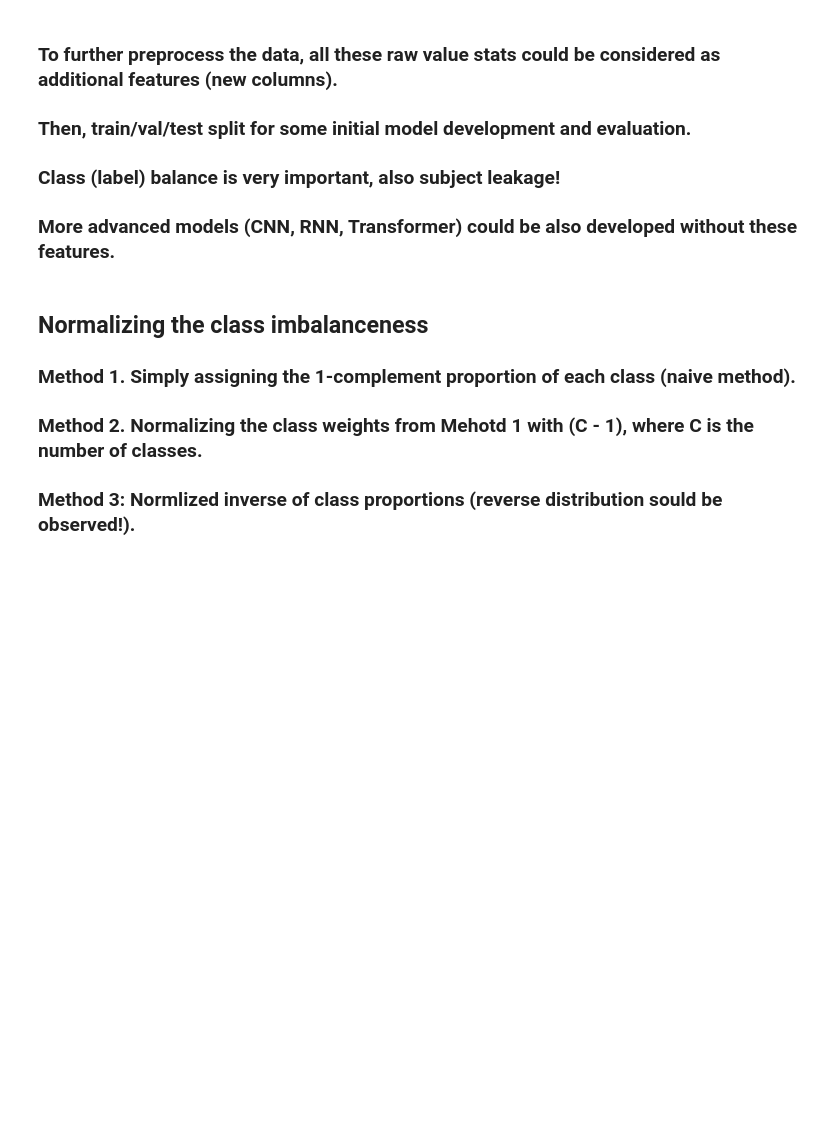
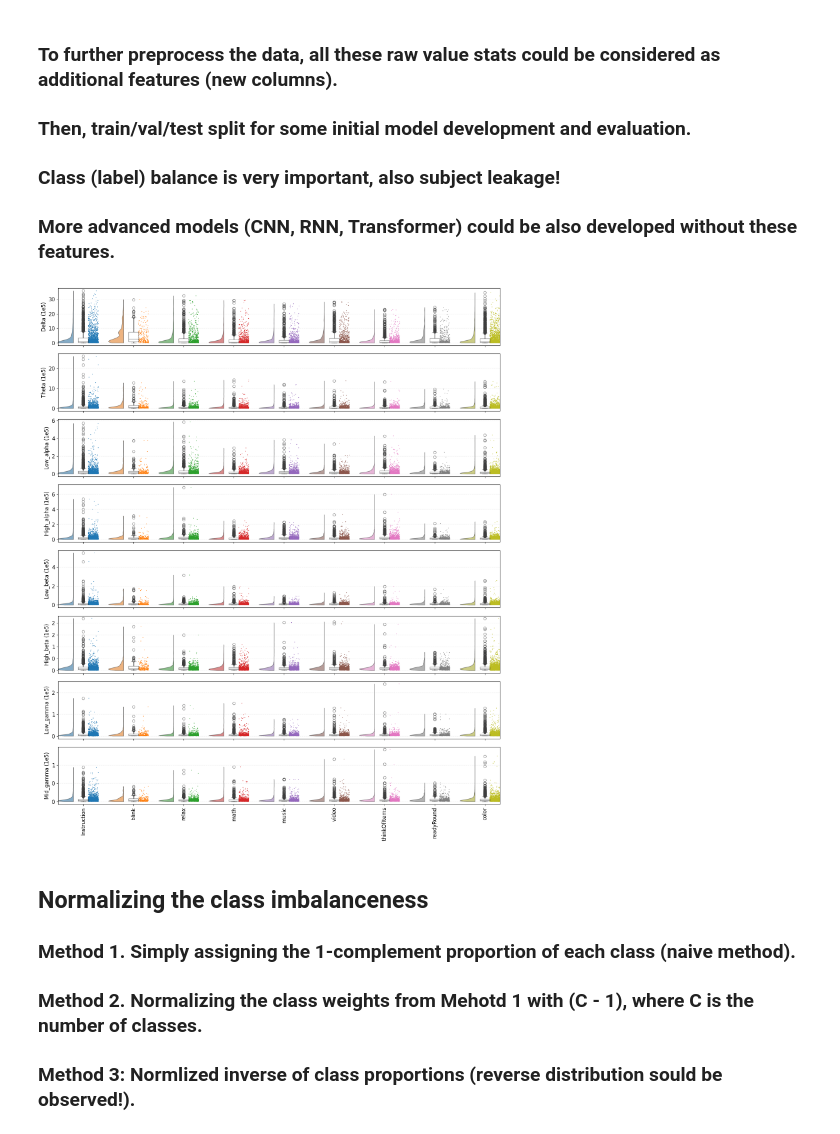
Before and after one commit to parhamkebria/EEG, a Jupyter notebook: EEG_Power_MLP.ipynb, the cells around one changed output. Cells and saved outputs as stored; diff of their text form; code cells hidden in the pictures; blank space fills up the shorter version.

```diff
--- a/EEG_Power_MLP.ipynb
+++ b/EEG_Power_MLP.ipynb
@@ -380 +377,7 @@ raw_features
  'raw_clip_ratio': 0.0}
+# %%
+for stat in raw_features.keys():
+    eeg_data[f'raw_{stat}'] = eeg_data['raw_values'].apply(lambda x: summarize_vector(x, 'raw')[stat] if x is not None else np.nan)
+
+print("Shape after adding raw value features:", eeg_data.shape)
+print("Columns after adding raw value features:", eeg_data.columns)
@@ -430,7 +448,7 @@ plt.show()
 # %%
 def plot_power_distribution(data=eeg_data, large=True):
     classes = data['label'].dropna().unique().tolist()
-    fig, axs = plt.subplots(len(POWER_BANDS), 1, figsize=(10, 18), sharex=True)
+    fig, axs = plt.subplots(len(POWER_BANDS), 1, figsize=(15, 18), sharex=True)
 
     plt.rcParams.update({'font.size': 12})
 
@@ -459,33 +477,35 @@ def plot_power_distribution(data=eeg_data, large=True):
             orient='v',
             hue='label',
             # palette='Set2',
             width_viol=0.6,
             width_box=0.2,
             move=0.2,
             alpha=0.6,
             point_size=1.5,
             ax=ax
         )
 
         # ax.set_title(f"{POWER_BANDS[i].capitalize()} Power Distribution by Class")
         ax.set_xlabel('')
         ax.set_ylabel(f'{POWER_BANDS[i].capitalize()}')
         if large:ax.set_ylabel(f'{POWER_BANDS[i].capitalize()} (1e5)')
         ax.grid(axis='y', alpha=0.2, linestyle='--')
 
     # Format all y-axes to display in 1e5 units
     from matplotlib.ticker import FuncFormatter
     def format_1e5(x, pos):
         return f'{x/1e5:.0f}'
 
     for ax in axs:
         if large:
             ax.yaxis.set_major_formatter(FuncFormatter(format_1e5))
 
     axs[-1].tick_params(axis='x', rotation=90)
     plt.tight_layout()
     plt.show()
 plot_power_distribution()
+# %% [output]
+[figure, added]
 # %% [markdown]
 ## Normalizing the class imbalanceness
 
```
Also changed, not shown: parts of 9 cells of this notebook.
